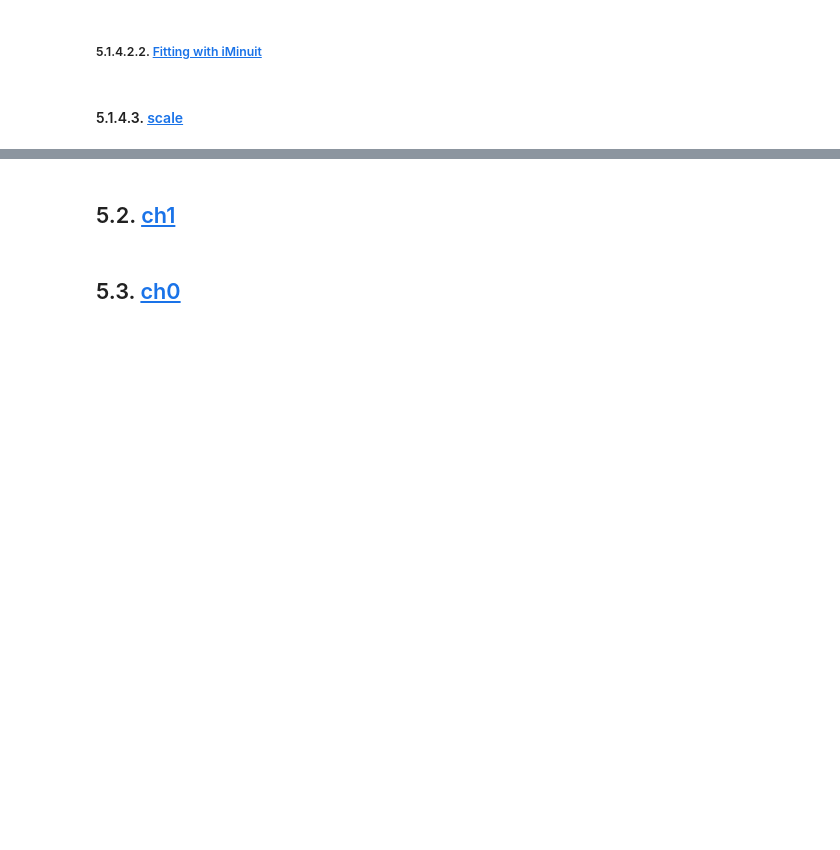
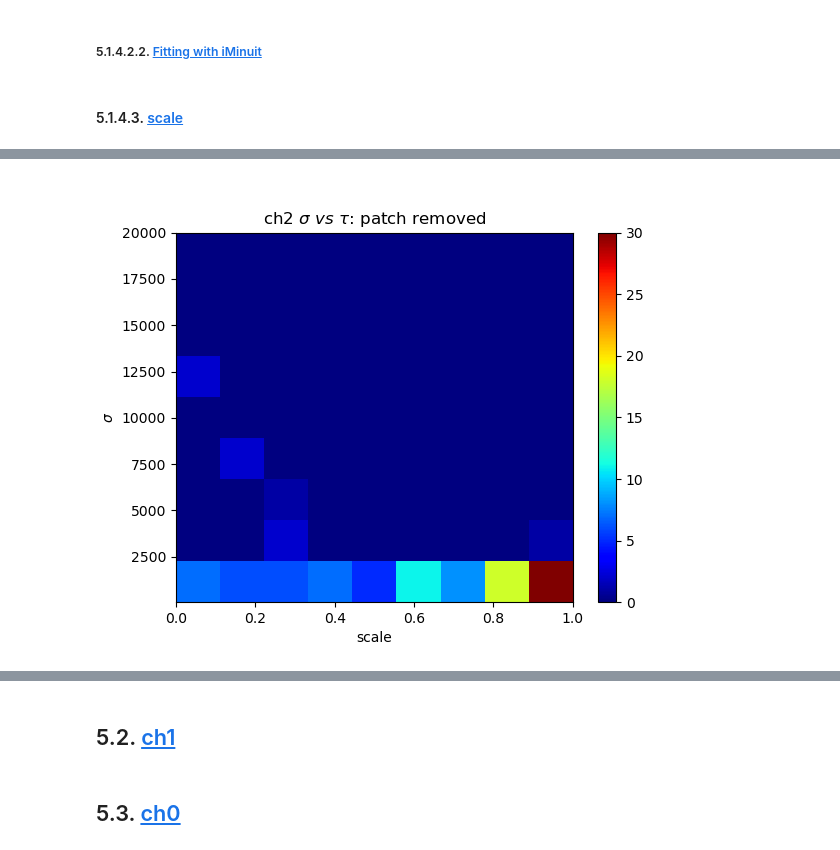
Before and after one commit to sarthchoudhary/ArGSet, a Jupyter notebook: notebooks/histogram_wf_param.ipynb, the cells around one changed output, grey strips where cells are left out. Drawn from its saved outputs; the diff is of its cells as text; code cells hidden in the pictures; blank space fills up the shorter version.

```diff
--- a/notebooks/histogram_wf_param.ipynb
+++ b/notebooks/histogram_wf_param.ipynb
@@ -549,11 +548,15 @@ plt.title(f"{ch_x} $scale\ vs \ \\sigma$: patch removed");
 # %%
 ch_x = 'ch2'
 plt.close(27)
-plt.figure(27)
-plt.hist2d(param_dict_cut[ch_x]['sigma'], param_dict_cut[ch_x]['tau'], \
+fig27, ax27 = plt.subplots()
+hist_h, hist_xedges, hist_yedges, hist_im = ax27.hist2d(param_dict_cut[ch_x]['sigma'], param_dict_cut[ch_x]['tau'], \
            bins = [np.linspace(0.0, 1.0, 10), np.linspace(50e0, 20e3, 10)] , cmap='jet')
-plt.colorbar()
-plt.title(f"{ch_x} $\\sigma \ vs \ \\tau $: patch removed");
+ax27.set_xlabel('scale')
+ax27.set_ylabel('$\sigma$')
+fig27.colorbar(hist_im)
+ax27.set_title(f"{ch_x} $\\sigma \ vs \ \\tau $: patch removed");
+# %% [output]
+[figure, added]
 # %%
 ch_x = 'ch2'
 plt.close(28)
```
Also changed, not shown: parts of 5 cells of this notebook.
